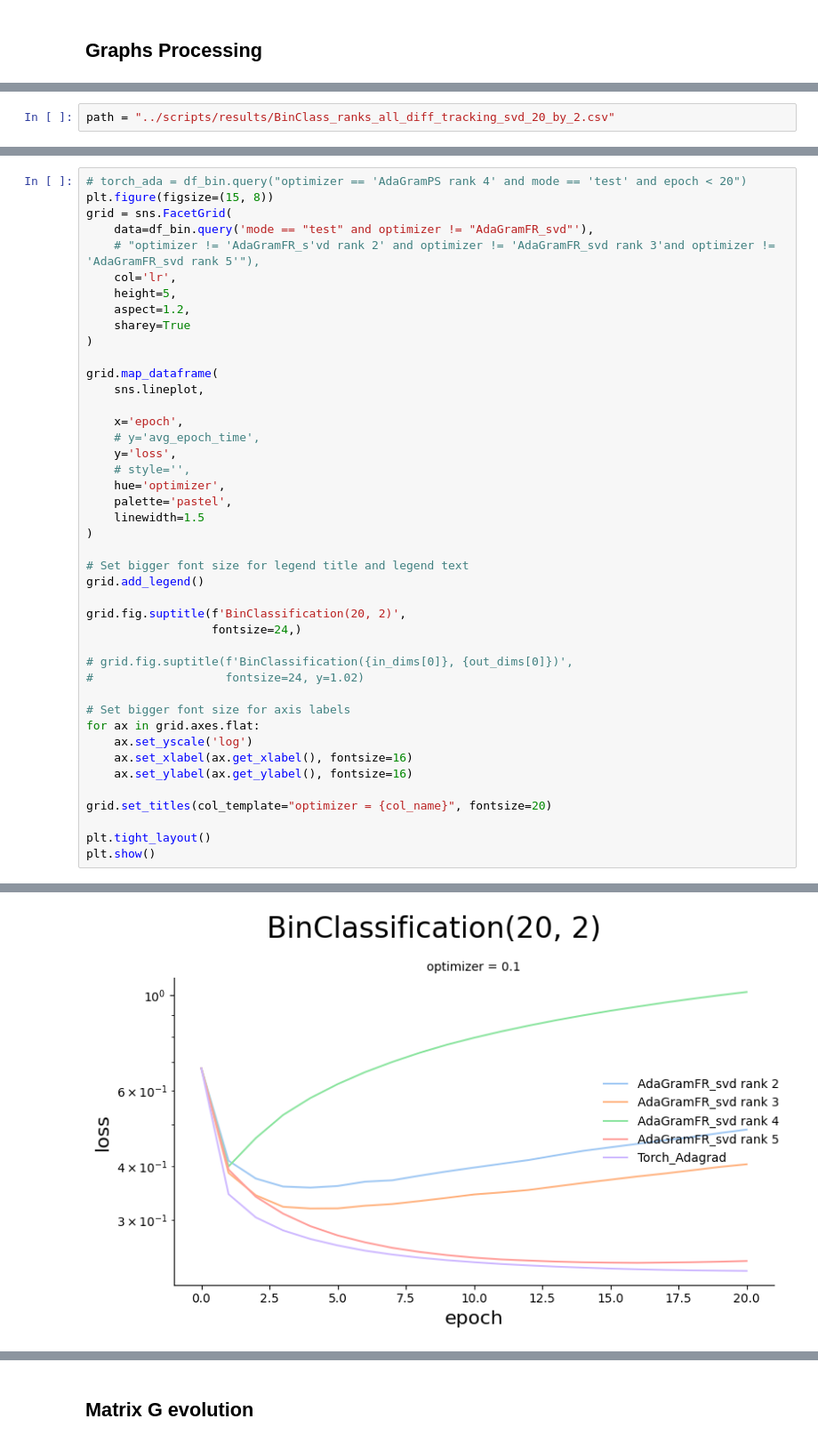
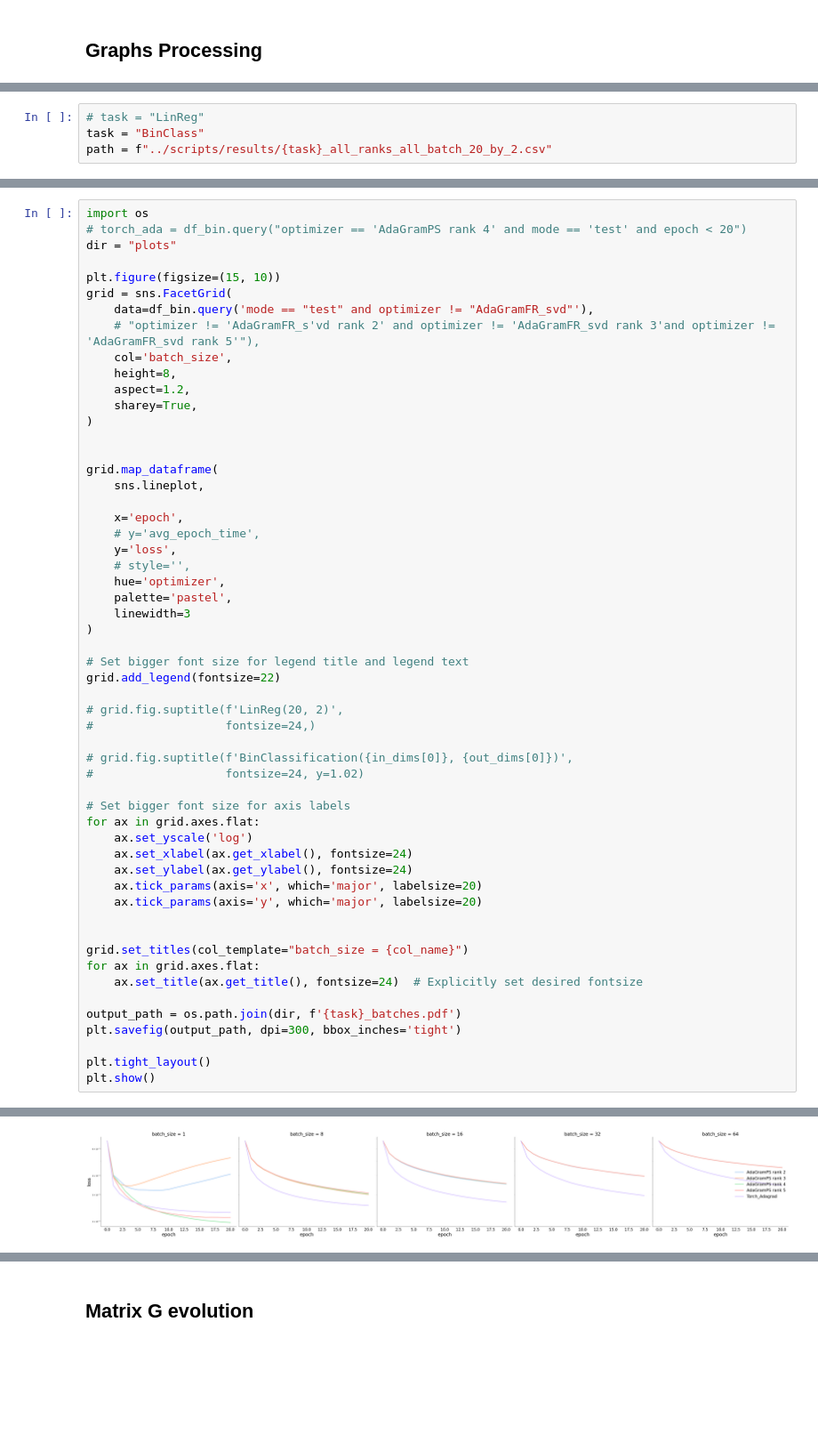
Before and after one commit to tnmtvv/AdaGram, a Jupyter notebook: notebooks/gram_tests.ipynb, the cells around one changed output, grey strips where cells are left out. Shown: that part at 89% size. Drawn from its saved outputs; the diff is of its cells as text; blank space fills up the shorter version.

```diff
--- a/notebooks/gram_tests.ipynb
+++ b/notebooks/gram_tests.ipynb
@@ -3,5 +7,7 @@
 # %%
-path = "../scripts/results/BinClass_ranks_all_diff_tracking_svd_20_by_2.csv"
+# task = "LinReg"
+task = "BinClass"
+path = f"../scripts/results/{task}_all_ranks_all_batch_20_by_2.csv"
 # %%
 df_bin = pd.read_csv(path)
 # df_1 = pd.read_csv(f'results/one_more_BinClass_1_3.csv')
@@ -38,14 +44,18 @@ df_bin.head(15)
 # %%
+import os
 # torch_ada = df_bin.query("optimizer == 'AdaGramPS rank 4' and mode == 'test' and epoch < 20")
-plt.figure(figsize=(15, 8))
+dir = "plots"
+
+plt.figure(figsize=(15, 10))
 grid = sns.FacetGrid(
     data=df_bin.query('mode == "test" and optimizer != "AdaGramFR_svd"'),
     # "optimizer != 'AdaGramFR_s'vd rank 2' and optimizer != 'AdaGramFR_svd rank 3'and optimizer != 'AdaGramFR_svd rank 5'"),
-    col='lr',
-    height=5,
+    col='batch_size',
+    height=8,
     aspect=1.2,
-    sharey=True
+    sharey=True,
 )
+
 
 grid.map_dataframe(
     sns.lineplot,
@@ -56,14 +66,14 @@ grid.map_dataframe(
     # style='',
     hue='optimizer',
     palette='pastel',
-    linewidth=1.5
+    linewidth=3
 )
 
 # Set bigger font size for legend title and legend text
-grid.add_legend()
+grid.add_legend(fontsize=22)
 
-grid.fig.suptitle(f'BinClassification(20, 2)',
-                  fontsize=24,)
+# grid.fig.suptitle(f'LinReg(20, 2)',
+#                   fontsize=24,)
 
 # grid.fig.suptitle(f'BinClassification({in_dims[0]}, {out_dims[0]})',
 #                   fontsize=24, y=1.02)
@@ -71,10 +81,18 @@ grid.fig.suptitle(f'BinClassification(20, 2)',
 # Set bigger font size for axis labels
 for ax in grid.axes.flat:
     ax.set_yscale('log')
-    ax.set_xlabel(ax.get_xlabel(), fontsize=16)
-    ax.set_ylabel(ax.get_ylabel(), fontsize=16)
+    ax.set_xlabel(ax.get_xlabel(), fontsize=24)
+    ax.set_ylabel(ax.get_ylabel(), fontsize=24)
+    ax.tick_params(axis='x', which='major', labelsize=20)
+    ax.tick_params(axis='y', which='major', labelsize=20)
 
-grid.set_titles(col_template="optimizer = {col_name}", fontsize=20)
+
+grid.set_titles(col_template="batch_size = {col_name}")
+for ax in grid.axes.flat:
+    ax.set_title(ax.get_title(), fontsize=24)  # Explicitly set desired fontsize
+
+output_path = os.path.join(dir, f'{task}_batches.pdf')
+plt.savefig(output_path, dpi=300, bbox_inches='tight')
 
 plt.tight_layout()
 plt.show()
@@ -83,4 +101,4 @@ plt.show()
-[figure, old version]
+[figure, new version]
 # %%
 plt.figure(figsize=(15, 8))
 grid = sns.FacetGrid(
```
Also changed, not shown: parts of 8 cells of this notebook, 10 other files.
